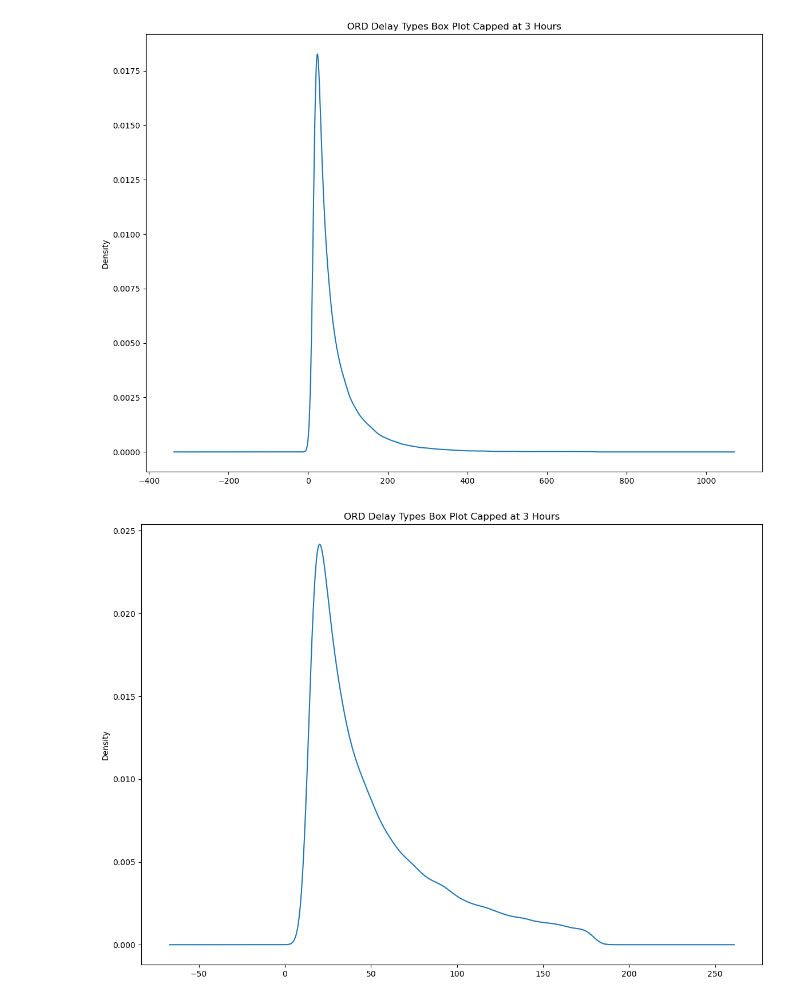
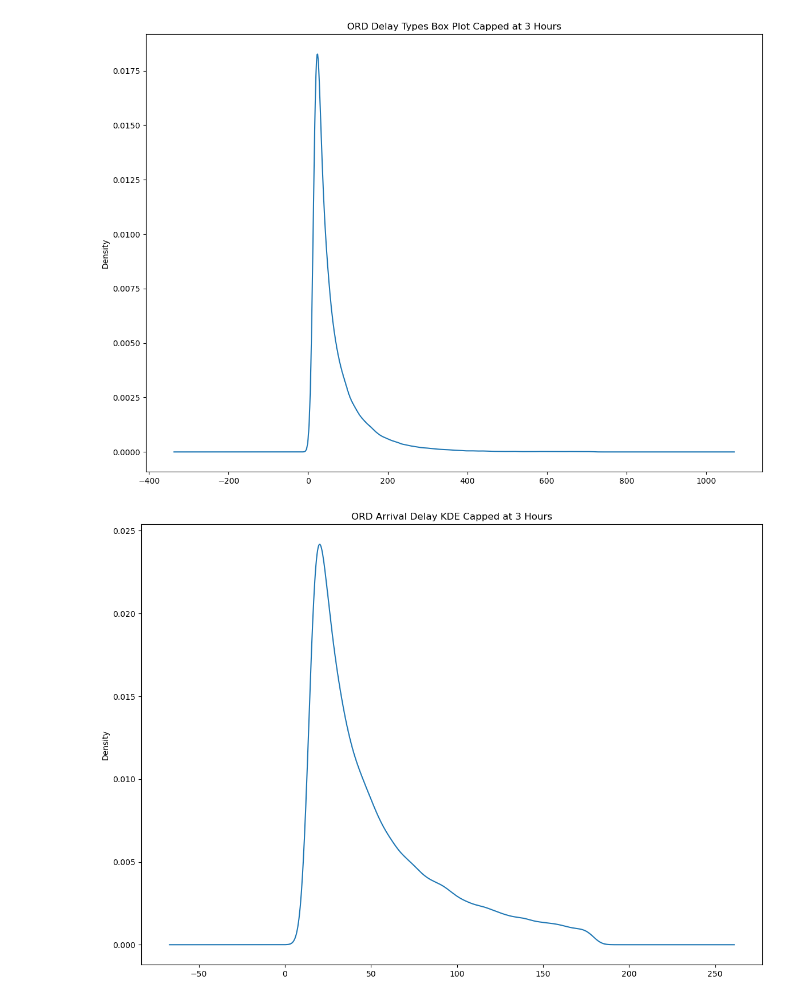
Before and after one commit to atramirez/Flight-Delays-Capstone, a Jupyter notebook: notebooks/eda.ipynb, the cells around one changed output. Drawn from its saved outputs; the diff is of its cells as text; code cells hidden in the pictures.

Commit message:
add kde plot

```diff
--- a/notebooks/eda.ipynb
+++ b/notebooks/eda.ipynb
@@ -259,10 +259,10 @@ ax1.set_title("ORD Delay Types Box Plot Capped at 3 Hours");
 # %%
 fig, ax1 = plt.subplots(1,1, figsize=(14,10))
 ord_delays_180_df = ord_delays_df[ord_delays_df['ArrDelay'] < 180]
 ord_delays_180_df['ArrDelay'].plot(ax=ax1, kind='kde')
-ax1.set_title("ORD Delay Types Box Plot Capped at 3 Hours");
+ax1.set_title("ORD Arrival Delay KDE Capped at 3 Hours");
 # %% [output]
-[figure, old version]
+[figure, new version]
 # %%
 # dist_lm = sns.lmplot(data=ord_df, x='Distance', y='ArrDelay', line_kws={'color':'red'})
 # dist_lm.set(title='Linear Regression Distance by Arrival Delay')
```
Also changed, not shown: 2 other files.
